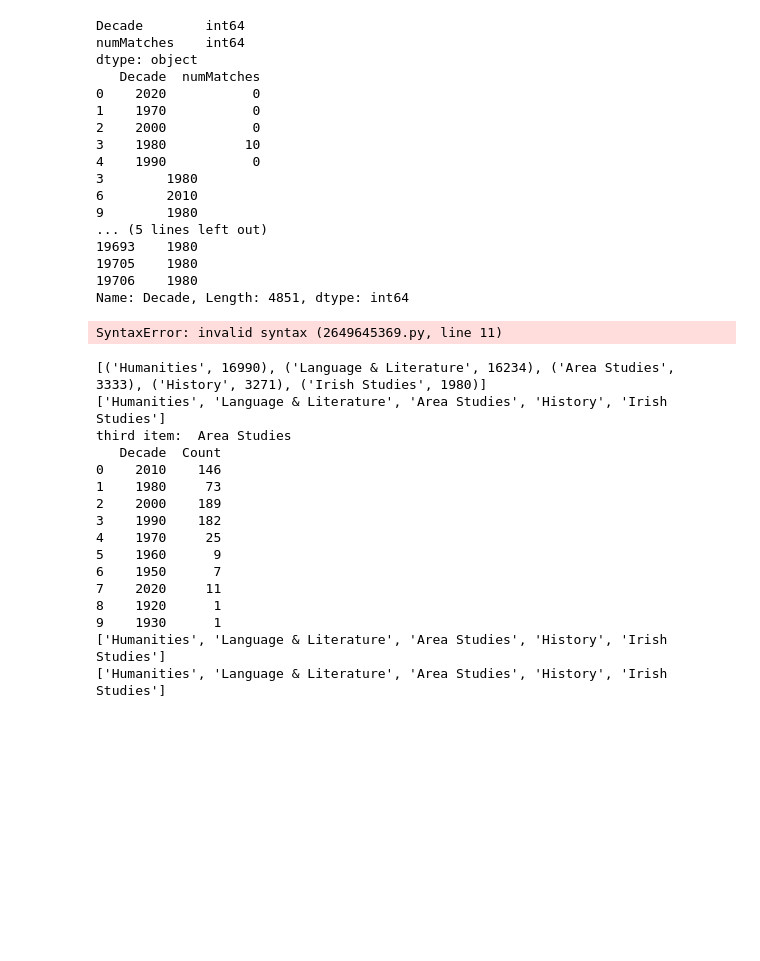
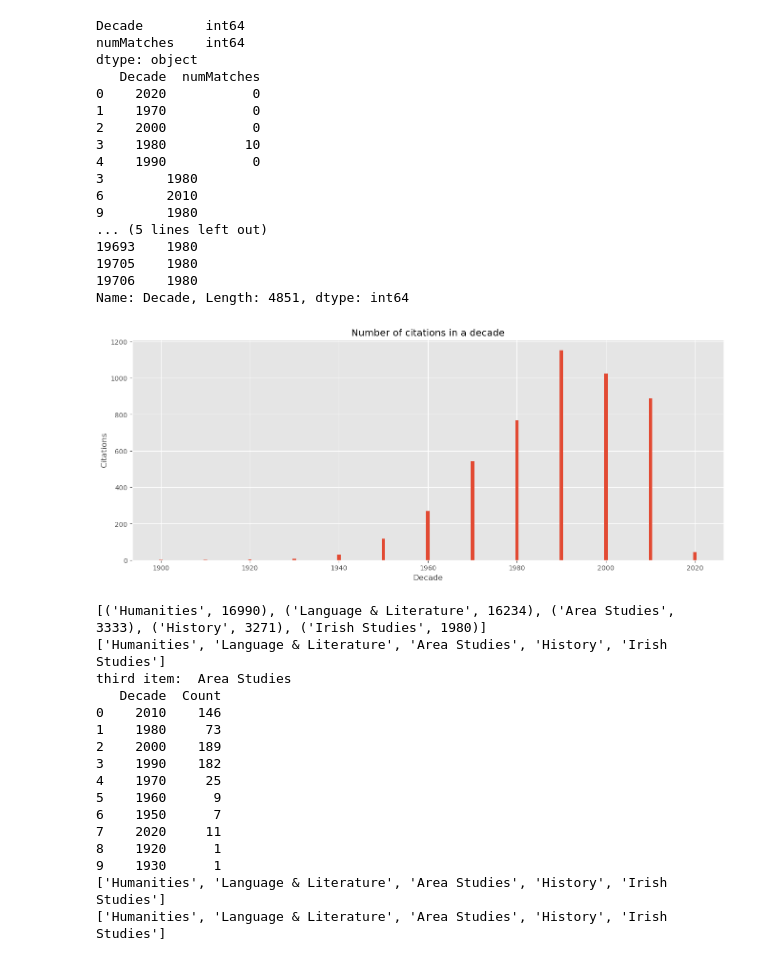
Before and after one commit to milanterlunen/quotation-detection, a Jupyter notebook: 03-analyze-results/generic-results-analysis-paul.ipynb, the cells around one changed output. Drawn from its saved outputs; the diff is of its cells as text; code cells hidden in the pictures; blank space fills up the shorter version.

```diff
--- a/03-analyze-results/generic-results-analysis-paul.ipynb
+++ b/03-analyze-results/generic-results-analysis-paul.ipynb
@@ -113,35 +113,35 @@ Name: Decade, Length: 4851, dtype: int64
 
 # make list counted citations in a deace
 counted_Decade_Values = Counter(selected_Values)
 
-plt.bar( .keys(), counted_Decade_Values.values())
+plt.bar(counted_Decade_Values.keys(), counted_Decade_Values.values())
 
 # Add labels and title
 plt.xlabel('Decade')
 plt.ylabel('Citations')
 plt.title('Number of citations in a decade')
 
 # Show the plot
 plt.show()
 
 
 
 # Create a bar diagram
 #plt.bar(counter.keys(), counter.values())
 
 # Add labels and title
 #plt.xlabel('Match Status')
 #plt.ylabel('Count')
 #plt.title('Number of Items With/Without Matches')
 
 # Show the plot
 #plt.show()
 
 
 
 # test
 # %% [output]
-SyntaxError: invalid syntax (2649645369.py, line 11)
+[figure, added]
 # %%
 # make a filter on type of journal,
 #primarily using type of journal, which is a list object in column
```
Also changed, not shown: parts of 3 cells of this notebook.
